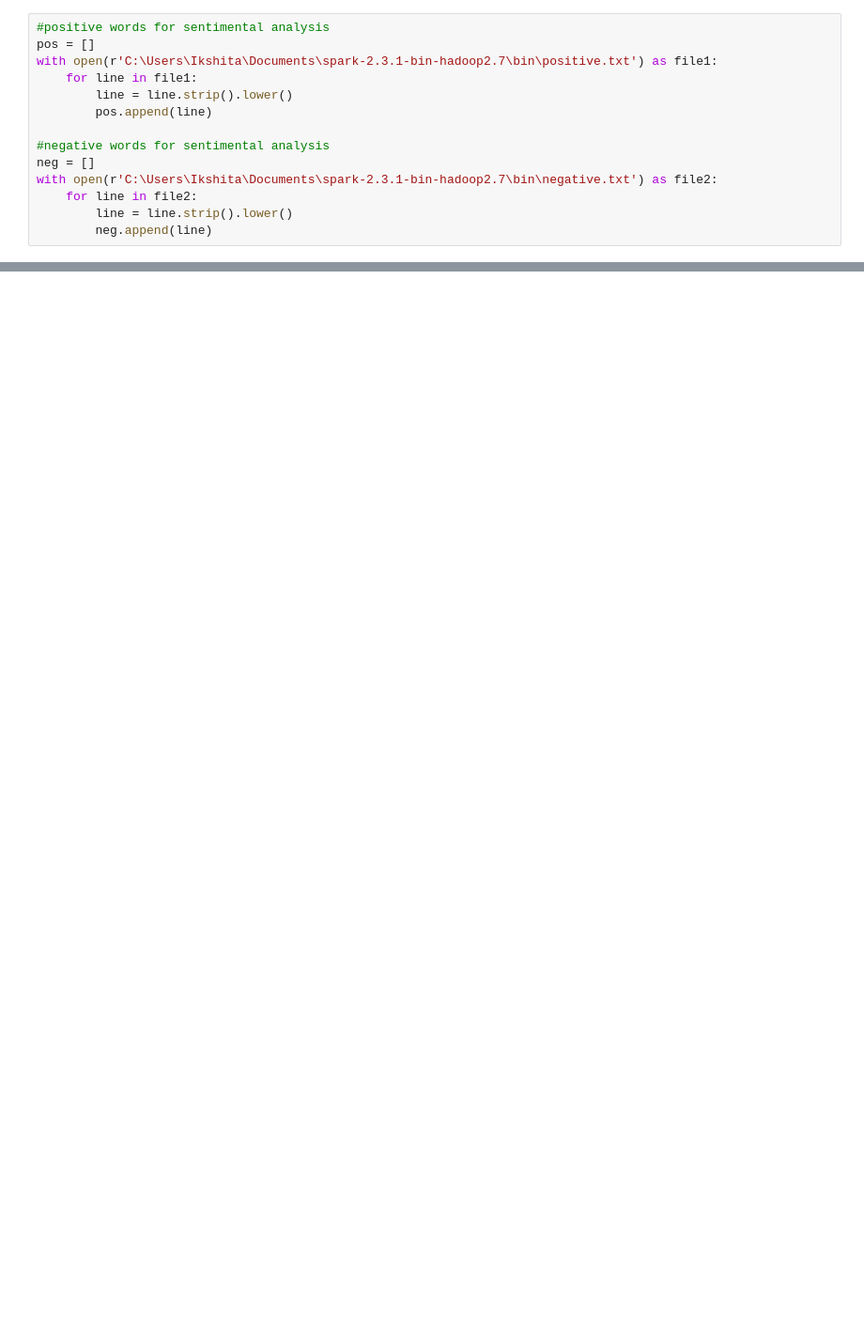
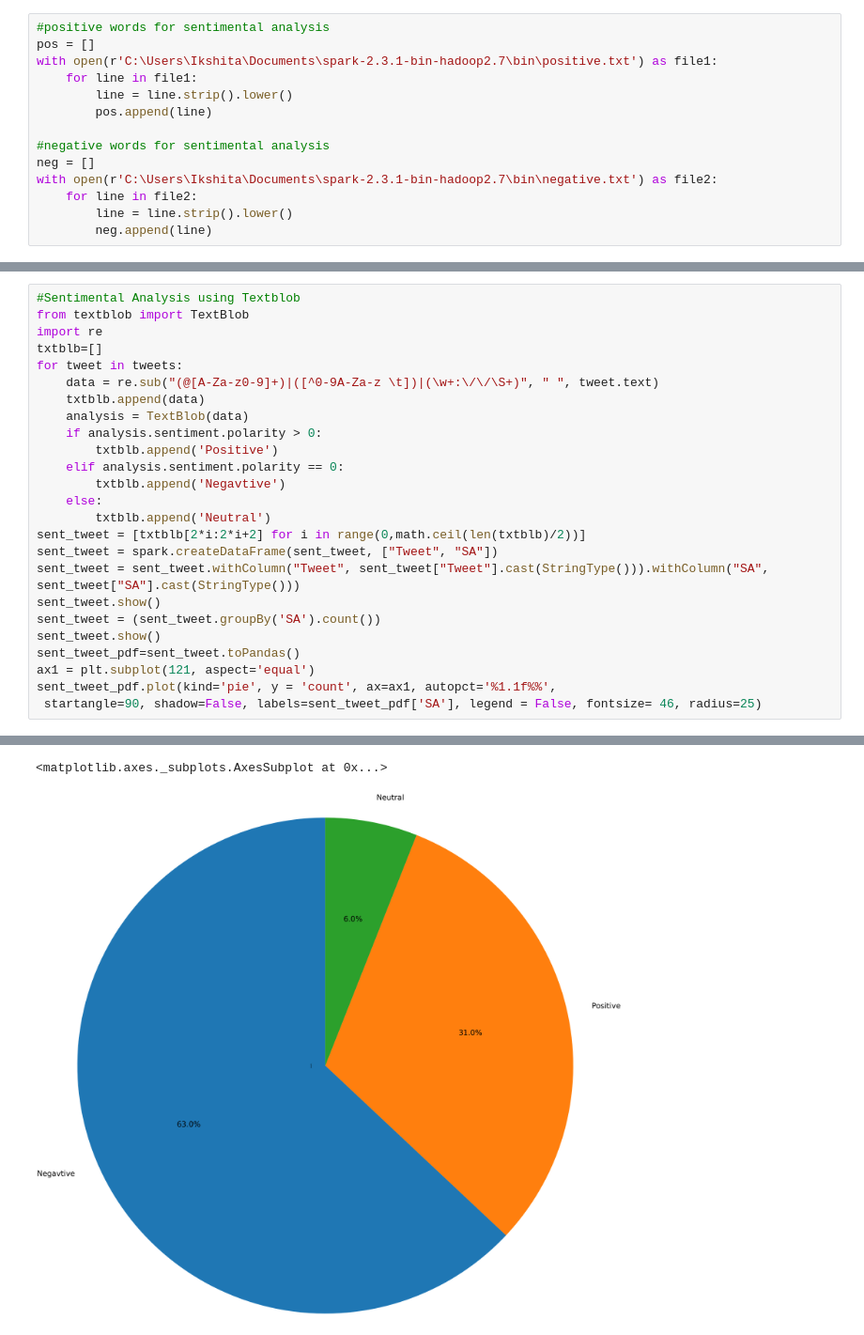
Before and after one commit to IkshitaMishra/TwitterAnalysis, a Jupyter notebook: TwitterSentimentalAnalysis.ipynb, the cells around one changed output, grey strips where cells are left out. Shown at 94% size. Drawn from its saved outputs; the diff is of its cells as text; blank space fills up the shorter version.

Commit message:
Add TextBlob

```diff
--- a/TwitterSentimentalAnalysis.ipynb
+++ b/TwitterSentimentalAnalysis.ipynb
@@ -255,0 +256,26 @@ pie.plot(kind='pie', y = 'Value', ax=ax1, autopct='%1.1f%%',
+# %%
+#Sentimental Analysis using Textblob
+from textblob import TextBlob
+import re
+txtblb=[]
+for tweet in tweets:
+    data = re.sub("(@[A-Za-z0-9]+)|([^0-9A-Za-z \t])|(\w+:\/\/\S+)", " ", tweet.text)
+    txtblb.append(data)
+    analysis = TextBlob(data)
+    if analysis.sentiment.polarity > 0:
+        txtblb.append('Positive')
+    elif analysis.sentiment.polarity == 0:
+        txtblb.append('Negavtive')
+    else:
+        txtblb.append('Neutral')
+sent_tweet = [txtblb[2*i:2*i+2] for i in range(0,math.ceil(len(txtblb)/2))]
+sent_tweet = spark.createDataFrame(sent_tweet, ["Tweet", "SA"])
+sent_tweet = sent_tweet.withColumn("Tweet", sent_tweet["Tweet"].cast(StringType())).withColumn("SA", sent_tweet["SA"].cast(StringType()))
+sent_tweet.show()
+sent_tweet = (sent_tweet.groupBy('SA').count())
+sent_tweet.show()
+sent_tweet_pdf=sent_tweet.toPandas()
+ax1 = plt.subplot(121, aspect='equal')
+sent_tweet_pdf.plot(kind='pie', y = 'count', ax=ax1, autopct='%1.1f%%',
+ startangle=90, shadow=False, labels=sent_tweet_pdf['SA'], legend = False, fontsize= 46, radius=25)
+# %% [output]
@@ -255,0 +299,2 @@ pie.plot(kind='pie', y = 'Value', ax=ax1, autopct='%1.1f%%',
+<matplotlib.axes._subplots.AxesSubplot at 0x...>
+[figure, added]
```
Also changed, not shown: parts of 8 cells of this notebook.
